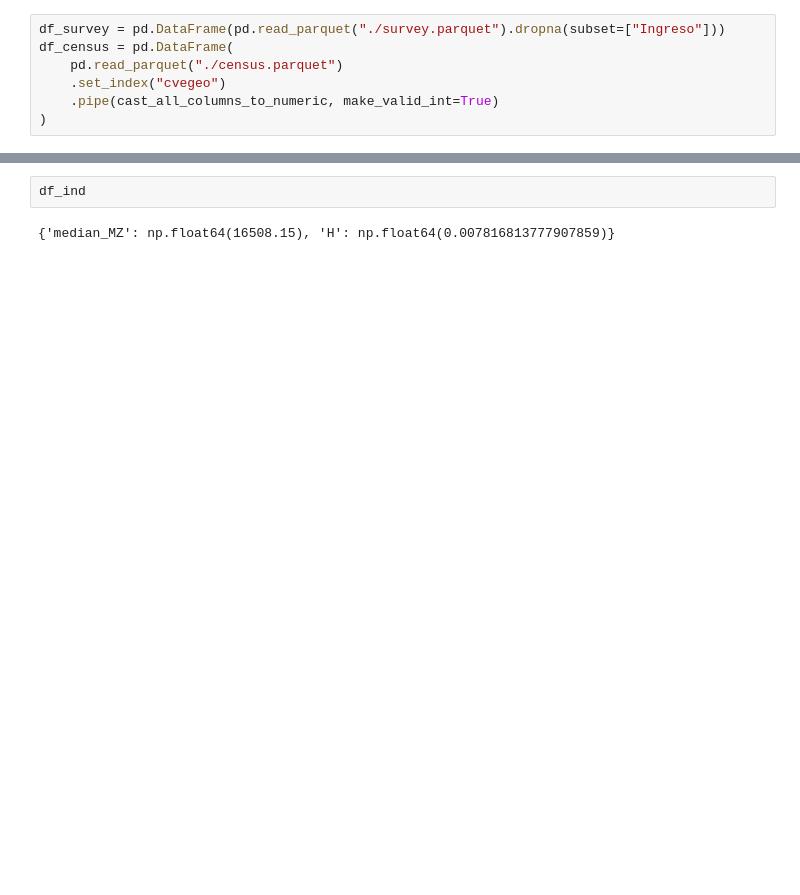
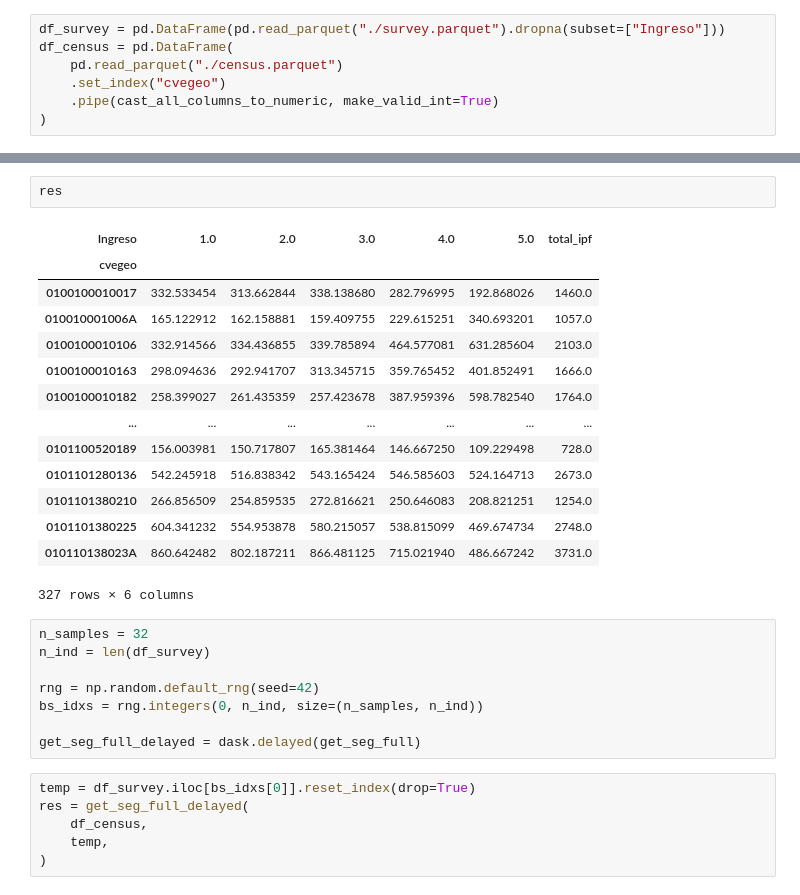
Before and after one commit to RodolfoFigueroa/nu-segregation, a Jupyter notebook: test.ipynb, the cells around one changed output, grey strips where cells are left out. Saved outputs shown, nothing was run; the diff lists cells and outputs as text; blank space fills up the shorter version.

```diff
--- a/test.ipynb
+++ b/test.ipynb
@@ -190,4 +56,31 @@ df_ind = get_seg_full(df_census, df_survey, out_path="./results/")
+# %%
+res
+# %% [output]
+| Ingreso | 1.0 | 2.0 | 3.0 | 4.0 | 5.0 | total_ipf |
+| cvegeo |  |  |  |  |  |  |
+| 0100100010017 | 332.533454 | 313.662844 | 338.138680 | 282.796995 | 192.868026 | 1460.0 |
+| 010010001006A | 165.122912 | 162.158881 | 159.409755 | 229.615251 | 340.693201 | 1057.0 |
+| 0100100010106 | 332.914566 | 334.436855 | 339.785894 | 464.577081 | 631.285604 | 2103.0 |
+| 0100100010163 | 298.094636 | 292.941707 | 313.345715 | 359.765452 | 401.852491 | 1666.0 |
+| 0100100010182 | 258.399027 | 261.435359 | 257.423678 | 387.959396 | 598.782540 | 1764.0 |
+| ... | ... | ... | ... | ... | ... | ... |
+| 0101100520189 | 156.003981 | 150.717807 | 165.381464 | 146.667250 | 109.229498 | 728.0 |
+| 0101101280136 | 542.245918 | 516.838342 | 543.165424 | 546.585603 | 524.164713 | 2673.0 |
+| 0101101380210 | 266.856509 | 254.859535 | 272.816621 | 250.646083 | 208.821251 | 1254.0 |
+| 0101101380225 | 604.341232 | 554.953878 | 580.215057 | 538.815099 | 469.674734 | 2748.0 |
+| 010110138023A | 860.642482 | 802.187211 | 866.481125 | 715.021940 | 486.667242 | 3731.0 |
+327 rows × 6 columns
 # %%
-df_ind
+n_samples = 32
+n_ind = len(df_survey)
+
+rng = np.random.default_rng(seed=42)
+bs_idxs = rng.integers(0, n_ind, size=(n_samples, n_ind))
+
+get_seg_full_delayed = dask.delayed(get_seg_full)
-# %% [output]
-{'median_MZ': np.float64(16508.15), 'H': np.float64(0.007816813777907859)}
+# %%
+temp = df_survey.iloc[bs_idxs[0]].reset_index(drop=True)
+res = get_seg_full_delayed(
+    df_census,
+    temp,
+)
```
Also changed, not shown: parts of 6 cells of this notebook, 9 other files.
